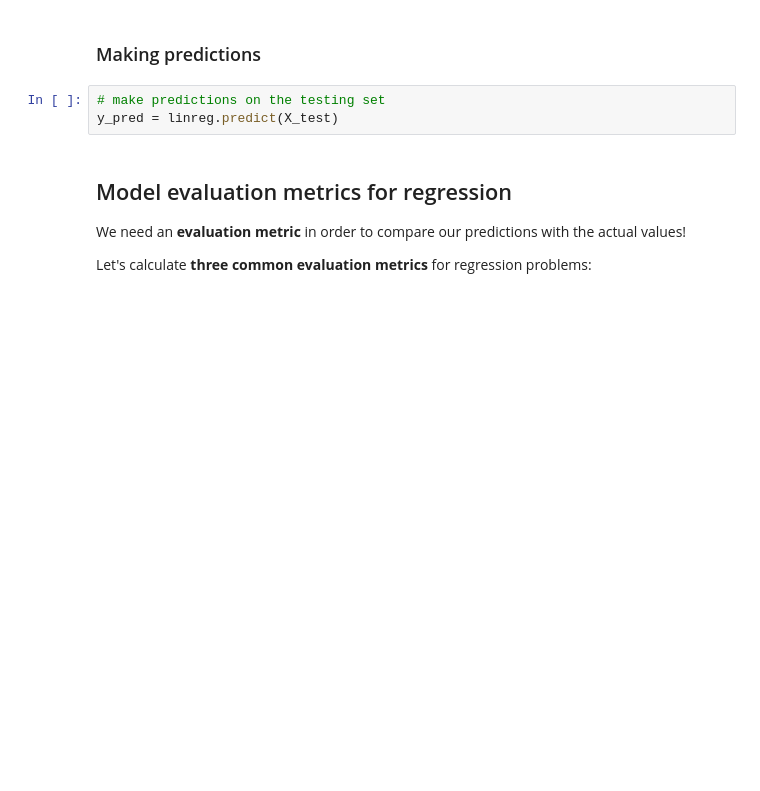
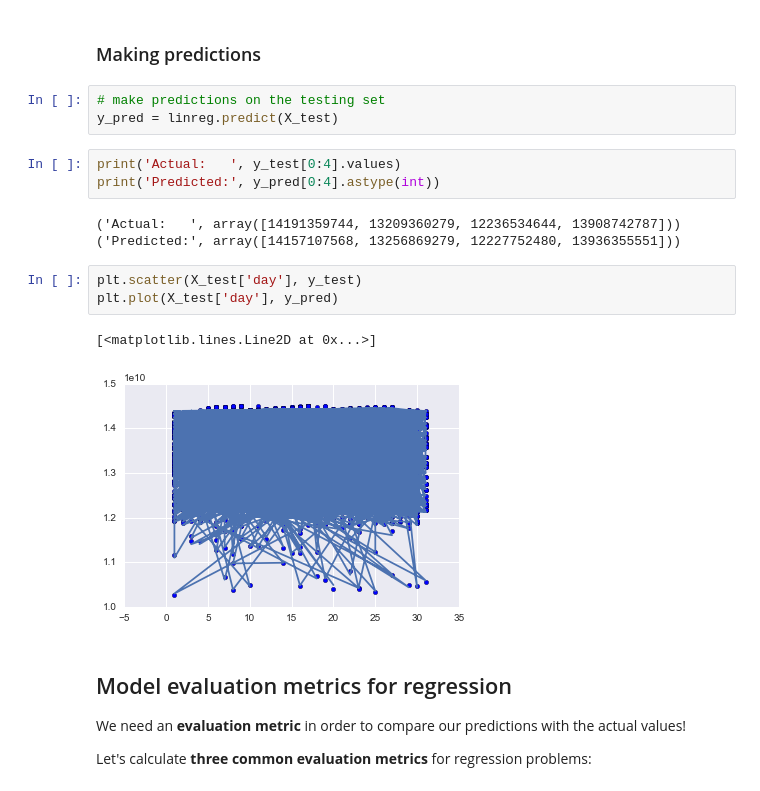
Before and after one commit to mgudipati-saven/ML, a Jupyter notebook: OrderNumSeqPredictionUsingLinearRegression.ipynb, the cells around one changed output. Saved outputs shown, nothing was run; the diff lists cells and outputs as text; blank space fills up the shorter version.

```diff
--- a/OrderNumSeqPredictionUsingLinearRegression.ipynb
+++ b/OrderNumSeqPredictionUsingLinearRegression.ipynb
@@ -196,6 +220,18 @@ Important notes:
 # %%
 # make predictions on the testing set
 y_pred = linreg.predict(X_test)
+# %%
+print('Actual:   ', y_test[0:4].values)
+print('Predicted:', y_pred[0:4].astype(int))
+# %% [output]
+('Actual:   ', array([14191359744, 13209360279, 12236534644, 13908742787]))
+('Predicted:', array([14157107568, 13256869279, 12227752480, 13936355551]))
+# %%
+plt.scatter(X_test['day'], y_test)
+plt.plot(X_test['day'], y_pred)
+# %% [output]
+[<matplotlib.lines.Line2D at 0x...>]
+[figure, added]
 # %% [markdown]
 ## Model evaluation metrics for regression
 
```
Also changed, not shown: parts of 17 cells of this notebook, 1 other file.
